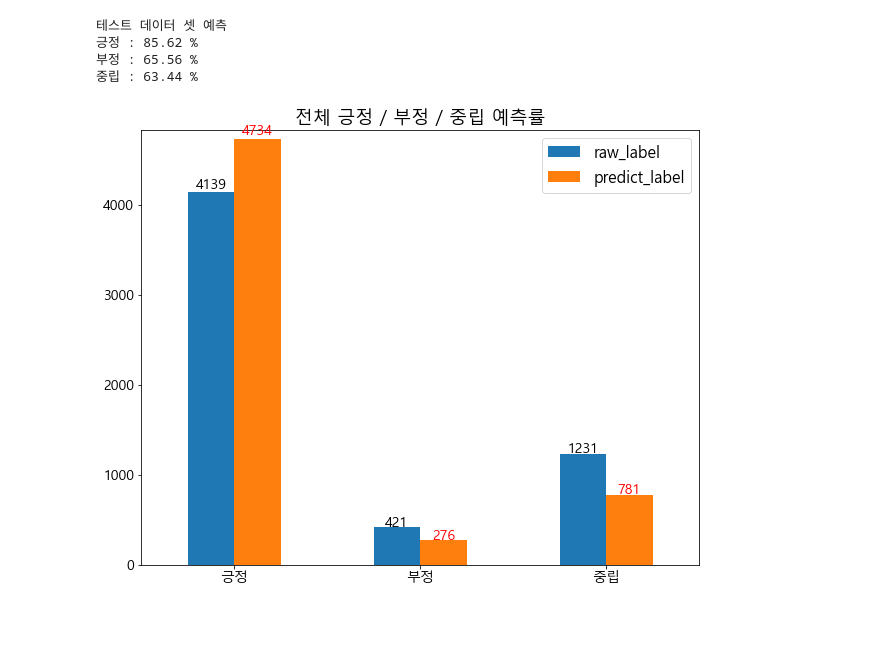
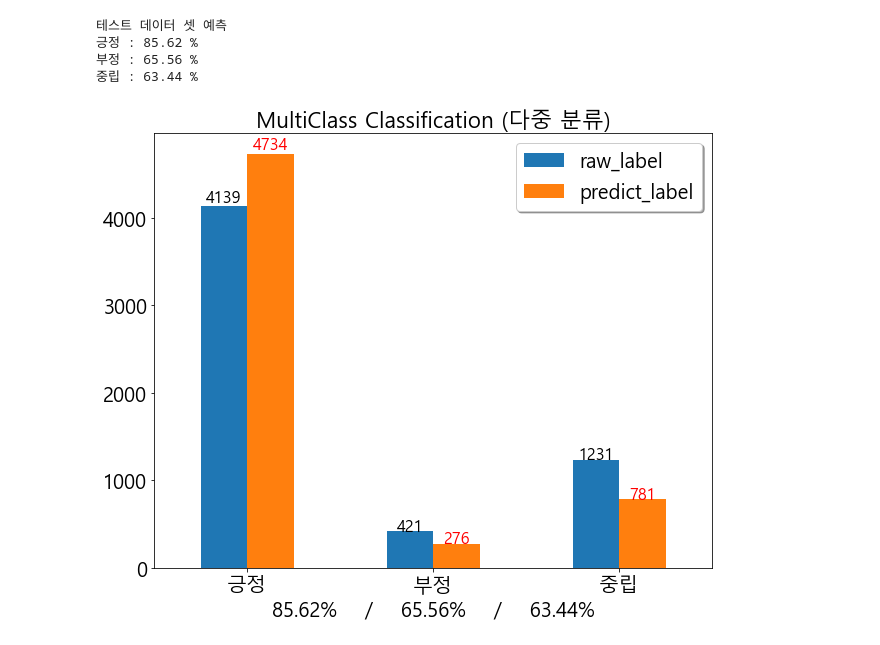
Before and after one commit to ssm-kim/Sentiment_Analysis, a Jupyter notebook: Sentiment Analysis ( Graph Visualization )/Modeling_02 (Mutilclass classification) 긍정, 부정, 중립.ipynb, the cells around one changed output. Saved outputs shown, nothing was run; the diff lists cells and outputs as text; code cells hidden in the pictures.

```diff
--- a/Sentiment Analysis ( Graph Visualization )/Modeling_02 (Mutilclass classification) 긍정, 부정, 중립.ipynb
+++ b/Sentiment Analysis ( Graph Visualization )/Modeling_02 (Mutilclass classification) 긍정, 부정, 중립.ipynb
@@ -1032,27 +1052,0 @@ def add_value(x, y, z):
-# %%
-start_year = df_select_month['year'][0]
-start_month = df_select_month['month'][0]
-pos_pre, neg_pre, mid_pre = [], [], []
-r_cnt1, r_cnt2, r_cnt3 = 0, 0, 0
-# print('연도 : {}, 달 : {}'.format(start_year, start_month))
-for i in range(len(df_select_month)):
-    if (df_select_month['year'][i] == start_year):
-        if start_month == df_select_month['month'][i]:
-            decision(df_select_month['predict_label'][i])
-        else:
-            decision(df_select_month['predict_label'][i])  # 하나의 데이터 누락 추가
-            start_month += 1
-            add_value(pos_pre, mid_pre, neg_pre)
-#             print('긍정 : {} 중립 : {} 부정 : {}'.format(pos_pre, mid_pre, neg_pre))
-#             print('달 : {}'.format(start_month))
-
-    else: # 하나의 데이터 누락
-        if (r_cnt1 >= 0) and (r_cnt2 >= 0) and (r_cnt3 >= 0): # 전년도 12월 긍부정 갯수
-            add_value(pos_pre, mid_pre, neg_pre)
-            print('긍정 : {} 중립 : {} 부정 : {}'.format(pos_pre, mid_pre, neg_pre))
-#         print()
-        start_year += 1
-        start_month = 1 # 1월로 초기화
-#         print('연도 : {}, 달 : {}'.format(start_year, start_month))
-
-print(len(pos_pre), len(mid_pre), len(neg_pre)) # 36개가 떠야함.
@@ -1202,13 +1187,16 @@ df_Visualization_Total
 # %%
 print('테스트 데이터 셋 예측')
 Calculation = list(df_Visualization_Total['predict_label'] / df_Visualization_Total['raw_label'])
+res = list()
 row = list(df_Visualization_Total.index)
 for idx in range(len(Calculation)):
     print('{} :'.format(row[idx]), end=' ')
     if Calculation[idx] > 1:
         print('{:.2f} %'.format((2 - Calculation[idx]) * 100))
+        res.append((2 - Calculation[idx]) * 100)
     else:
         print('{:.2f} %'.format(Calculation[idx] * 100))
+        res.append(Calculation[idx] * 100)
 # %% [output]
 테스트 데이터 셋 예측
 긍정 : 85.62 %
@@ -1217,21 +1205,24 @@ for idx in range(len(Calculation)):
 # %%
 ax = df_Visualization_Total.plot(kind = 'bar', figsize = (10, 8), fontsize=14, rot=0)
 graph_value = list(df_Visualization_Total['raw_label']) + list(df_Visualization_Total['predict_label']) + list(['end'])
 jump = 0
 for p in ax.patches:
     left, bottom, width, height = p.get_bbox().bounds
     if jump < 3:
-        ax.annotate('{}'.format(graph_value.pop(0)), (left+width/2, height*1.01), ha='center', color = 'black', fontsize = 14)
+        ax.annotate('{}'.format(graph_value.pop(0)), (left+width/2, height*1.01), ha='center', color = 'black', fontsize = 16)
     else:
-        ax.annotate('{}'.format(graph_value.pop(0)), (left+width/2, height*1.01), ha='center', color = 'red', fontsize = 14)
+        ax.annotate('{}'.format(graph_value.pop(0)), (left+width/2, height*1.01), ha='center', color = 'red', fontsize = 16)
     jump += 1
 
 # plt.title("긍정 / 부정 / 중립 예측률", size = 16)
-plt.ylim(0, max(max(y), max(z)) + 100)
+# plt.ylim(0, max(max(y), max(z)) + 100)
+plt.xlabel('{:.2f}%    /    {:.2f}%    /    {:.2f}%'.format(res[0], res[1], res[2]), fontsize = 20)
 plt.rc('legend', fontsize=16)  # 범례 폰트 크기
-plt.legend()
-plt.title('전체 긍정 / 부정 / 중립 예측률', size = 18)
-plt.savefig('savefig_default.jpg')
+plt.xticks(rotation = 0, fontsize = 20)
+plt.yticks(fontsize = 20)
+plt.legend(fontsize = 20, shadow=True, loc = 'best')
+plt.title('MultiClass Classification (다중 분류)', size = 22)
+plt.savefig('./최종산출물/Mutilclass_AllData.jpg')
 plt.show()
 # %% [output]
-[figure, old version]
+[figure, new version]
```
Also changed, not shown: parts of 27 cells of this notebook, 16 other files.
